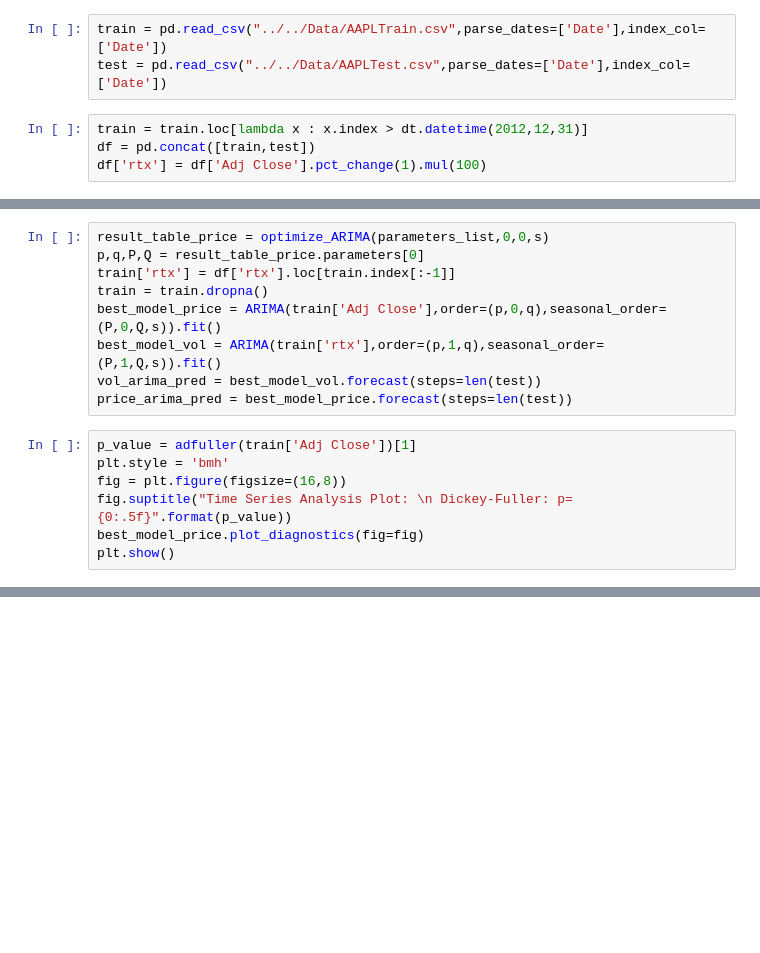
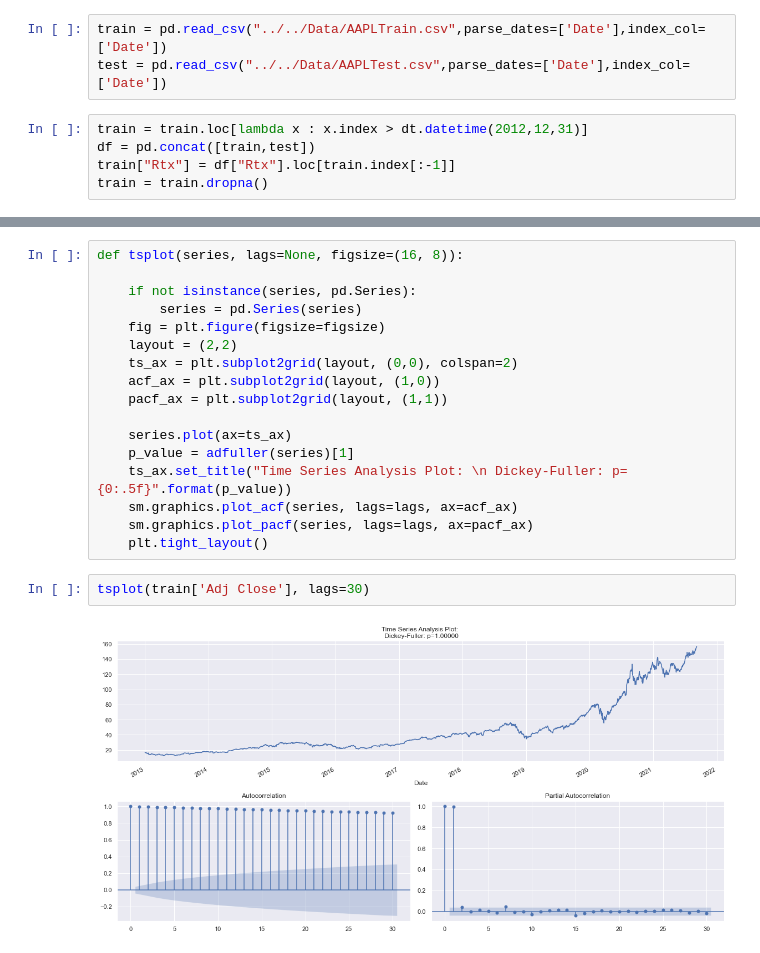
Before and after one commit to Hendyley/SC1015_Mini_Project, a Jupyter notebook: Analysis/ARIMA-GARCH/ARIMAGARCHPrediction.ipynb, the cells around one changed output, grey strips where cells are left out. Saved outputs shown, nothing was run; the diff lists cells and outputs as text; blank space fills up the shorter version.

```diff
--- a/Analysis/ARIMA-GARCH/ARIMAGARCHPrediction.ipynb
+++ b/Analysis/ARIMA-GARCH/ARIMAGARCHPrediction.ipynb
@@ -22,4 +23,5 @@ test = pd.read_csv("../../Data/AAPLTest.csv",parse_dates=['Date'],index_col=['Da
 # %%
 train = train.loc[lambda x : x.index > dt.datetime(2012,12,31)]
 df = pd.concat([train,test])
-df['rtx'] = df['Adj Close'].pct_change(1).mul(100)
+train["Rtx"] = df["Rtx"].loc[train.index[:-1]]
+train = train.dropna()
@@ -87,16 +27,0 @@ def optimize_ARIMA(parameters_list,d,D,s):
-# %%
-result_table_price = optimize_ARIMA(parameters_list,0,0,s)
-p,q,P,Q = result_table_price.parameters[0]
-train['rtx'] = df['rtx'].loc[train.index[:-1]]
-train = train.dropna()
-best_model_price = ARIMA(train['Adj Close'],order=(p,0,q),seasonal_order=(P,0,Q,s)).fit()
-best_model_vol = ARIMA(train['rtx'],order=(p,1,q),seasonal_order=(P,1,Q,s)).fit()
-vol_arima_pred = best_model_vol.forecast(steps=len(test))
-price_arima_pred = best_model_price.forecast(steps=len(test))
-# %%
-p_value = adfuller(train['Adj Close'])[1]
-plt.style = 'bmh'
-fig = plt.figure(figsize=(16,8))
-fig.suptitle("Time Series Analysis Plot: \n Dickey-Fuller: p={0:.5f}".format(p_value))
-best_model_price.plot_diagnostics(fig=fig)
-plt.show()
@@ -124,0 +39,21 @@ Warnings:
+# %%
+def tsplot(series, lags=None, figsize=(16, 8)):
+
+    if not isinstance(series, pd.Series):
+        series = pd.Series(series)
+    fig = plt.figure(figsize=figsize)
+    layout = (2,2)
+    ts_ax = plt.subplot2grid(layout, (0,0), colspan=2)
+    acf_ax = plt.subplot2grid(layout, (1,0))
+    pacf_ax = plt.subplot2grid(layout, (1,1))
+
+    series.plot(ax=ts_ax)
+    p_value = adfuller(series)[1]
+    ts_ax.set_title("Time Series Analysis Plot: \n Dickey-Fuller: p={0:.5f}".format(p_value))
+    sm.graphics.plot_acf(series, lags=lags, ax=acf_ax)
+    sm.graphics.plot_pacf(series, lags=lags, ax=pacf_ax)
+    plt.tight_layout()
+# %%
+tsplot(train['Adj Close'], lags=30)
+# %% [output]
+[figure, added]
```
Also changed, not shown: parts of 24 cells of this notebook, 4 other files.
